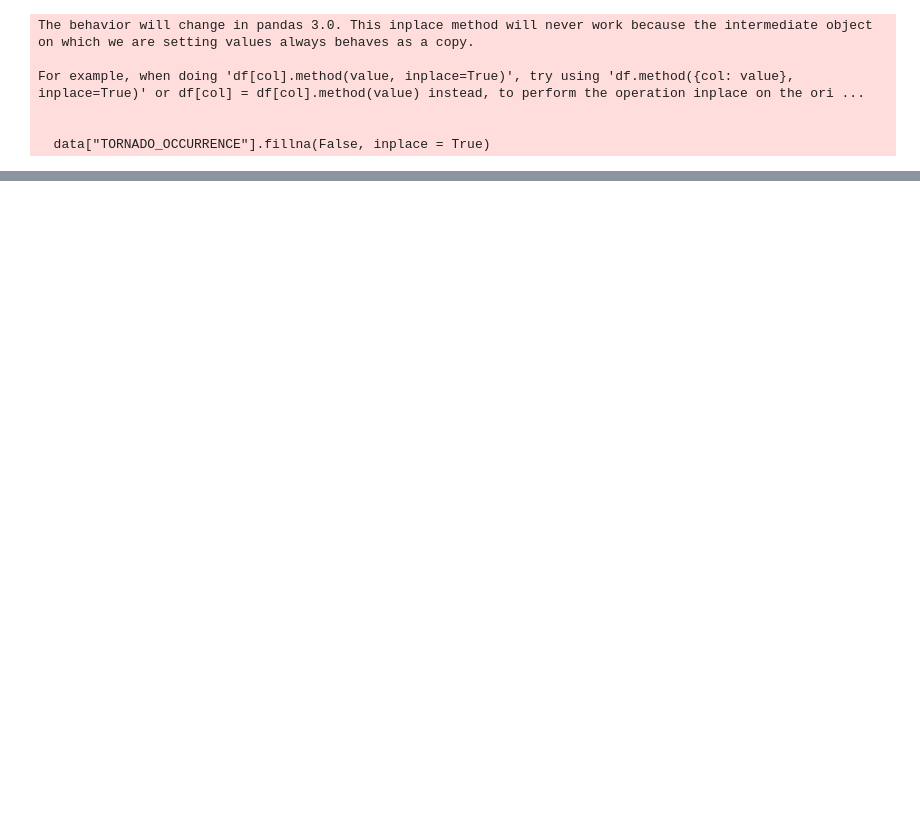
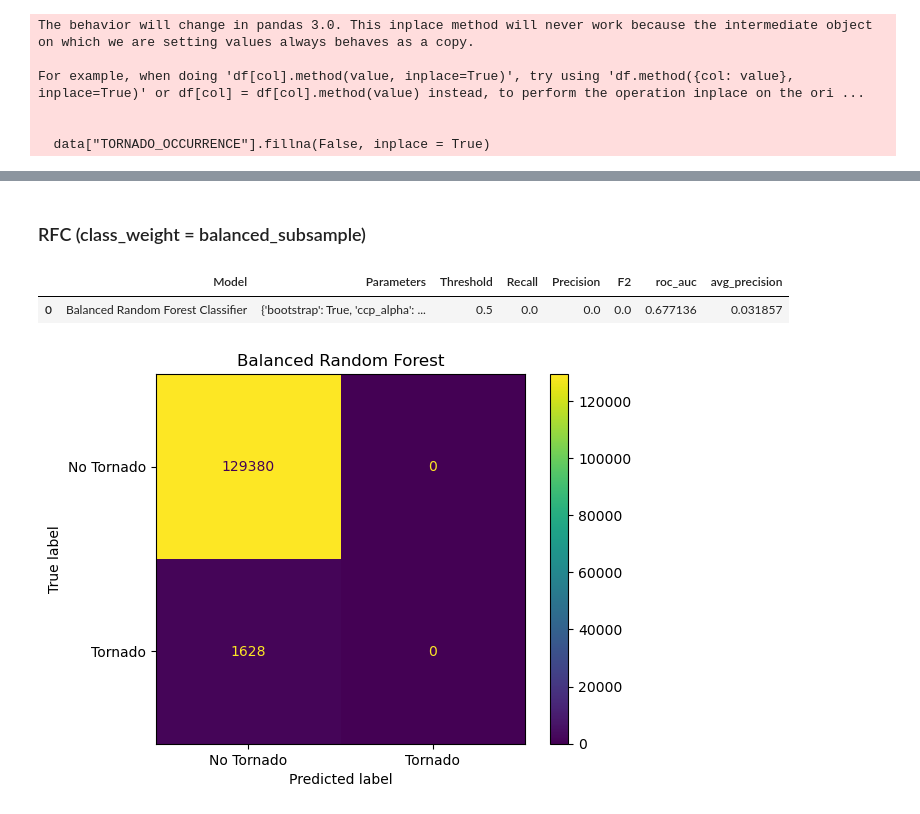
Before and after one commit to Erdos-Projects/fall-2025-predicting-tornadoes, a Jupyter notebook: notebooks/baseline.ipynb, the cells around one changed output, grey strips where cells are left out. Saved outputs shown, nothing was run; the diff lists cells and outputs as text; code cells hidden in the pictures; blank space fills up the shorter version.

```diff
--- a/notebooks/baseline.ipynb
+++ b/notebooks/baseline.ipynb
@@ -155,0 +388,27 @@ Average Precision Score: 0.012426722032242305
+# %% [markdown]
+### RFC (class_weight = balanced_subsample)
+# %%
+rfc_w= RandomForestClassifier(n_estimators=200,random_state=42,class_weight='balanced_subsample')
+
+rfc_w.fit(X_train,y_train)
+
+metrics,preds_rfc_w,probs_rfc_w= summarize_metrics(rfc_w,
+                                        "Balanced Random Forest Classifier",
+                                        X_test,
+                                        y_test)
+results_df = pd.concat([results_df,pd.DataFrame([metrics])],ignore_index=True)
+
+pd.DataFrame([metrics])
+# %% [output]
+|  | Model | Parameters | Threshold | Recall | Precision | F2 | roc_auc | avg_precision |
+| 0 | Balanced Random Forest Classifier | {'bootstrap': True, 'ccp_alpha': ... | 0.5 | 0.0 | 0.0 | 0.0 | 0.677136 | 0.031857 |
+# %%
+rfc_cm_w=confusion_matrix(y_test, preds_rfc_w,labels =[False, True])
+rfc_cmd_w = ConfusionMatrixDisplay(rfc_cm_w,display_labels=['No Tornado', 'Tornado'])
+rfc_cmd_w.plot()
+plt.title('Balanced Random Forest')
+path = pathlib.Path('results/baseline_model_figures/bal_random_forest.png')
+plt.savefig(project_root/path)
+plt.show()
+# %% [output]
+[figure, added]
```
Also changed, not shown: parts of 45 cells of this notebook, 12 other files.
